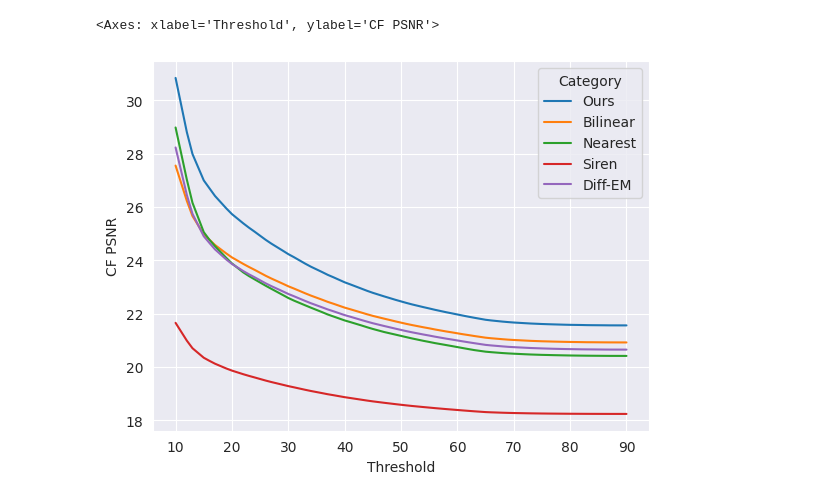
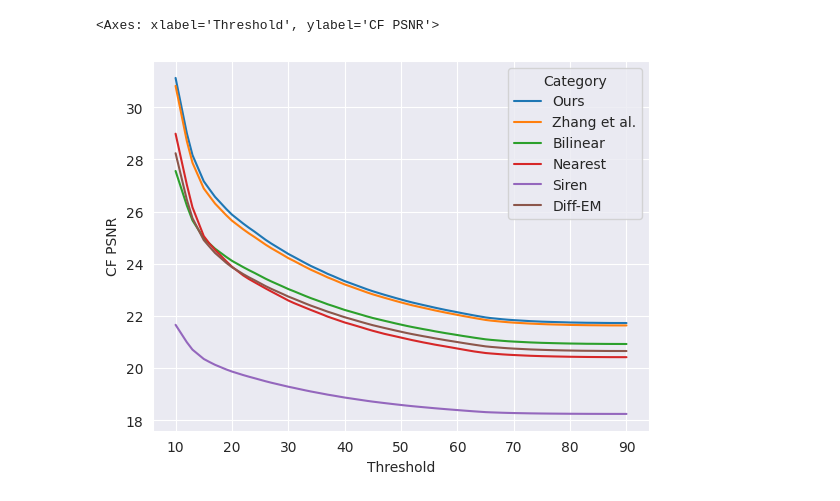
Before and after one commit to jakobtroidl/niiv, a Jupyter notebook: notebooks/cfpsnr-ablation.ipynb, the cells around one changed output. Drawn from its saved outputs; the diff is of its cells as text; code cells hidden in the pictures.

```diff
--- a/notebooks/cfpsnr-ablation.ipynb
+++ b/notebooks/cfpsnr-ablation.ipynb
@@ -25,22 +13,36 @@ x = [2, 3, 5, 6, 8, 9, 10, 12, 13, 15, 16, 17, 19, 20, 22, 23, 24, 26, 27, 29, 3
+# %%
+threshold = 6
+
+
+y_zhang = [55.03620147705078, 51.67659378051758, 44.389198303222656, 41.0432014465332, 35.08559799194336, 32.68239974975586, 30.817800521850586, 28.69959831237793, 27.869401931762695, 26.88479995727539, 26.59400177001953, 26.306398391723633, 25.854799270629883, 25.649799346923828, 25.317996978759766, 25.164398193359375, 25.022600173950195, 24.726198196411133, 24.59119987487793, 24.34280014038086, 24.21379852294922, 24.104999542236328, 23.878000259399414, 23.768598556518555, 23.573200225830078, 23.4718017578125, 23.386199951171875, 23.203798294067383, 23.128400802612305, 22.97359848022461, 22.895599365234375, 22.82379913330078, 22.69620132446289, 22.63599967956543, 22.57379913330078, 22.457599639892578, 22.40359878540039, 22.30579948425293, 22.25859832763672, 22.209197998046875, 22.119998931884766, 22.07939910888672, 21.99519920349121, 21.95600128173828, 21.916601181030273, 21.84280014038086, 21.81599998474121, 21.773597717285156, 21.755199432373047, 21.739599227905273, 21.714599609375, 21.70240020751953, 21.68379783630371, 21.675397872924805, 21.669200897216797, 21.658199310302734, 21.651796340942383, 21.645198822021484, 21.641399383544922, 21.639400482177734, 21.635601043701172, 21.633398056030273, 21.632198333740234, 21.631799697875977]
+y_ours = [49.518798828125, 48.189598083496094, 43.47119903564453, 40.664798736572266, 35.23299789428711, 32.94179916381836, 31.1221981048584, 28.999601364135742, 28.16360092163086, 27.15979766845703, 26.857398986816406, 26.562801361083984, 26.095199584960938, 25.88140106201172, 25.538000106811523, 25.37860107421875, 25.22879981994629, 24.910600662231445, 24.769399642944336, 24.506799697875977, 24.37419891357422, 24.25979995727539, 24.025400161743164, 23.91299819946289, 23.713199615478516, 23.608198165893555, 23.51959991455078, 23.331600189208984, 23.253997802734375, 23.095199584960938, 23.015199661254883, 22.94219970703125, 22.81060028076172, 22.748998641967773, 22.6864013671875, 22.566600799560547, 22.511798858642578, 22.411401748657227, 22.363798141479492, 22.313800811767578, 22.221797943115234, 22.180400848388672, 22.094999313354492, 22.054399490356445, 22.014198303222656, 21.93899917602539, 21.912397384643555, 21.868799209594727, 21.850200653076172, 21.8351993560791, 21.8091983795166, 21.796199798583984, 21.777002334594727, 21.770000457763672, 21.76380157470703, 21.752199172973633, 21.74519920349121, 21.738201141357422, 21.734201431274414, 21.732999801635742, 21.728200912475586, 21.725997924804688, 21.72480010986328, 21.724199295043945]
+y_bilinear = [51.98259735107422, 45.28919982910156, 36.67919921875, 34.00320053100586, 30.104398727416992, 28.687400817871094, 27.554800033569336, 26.230600357055664, 25.661001205444336, 24.97719955444336, 24.77560043334961, 24.57539939880371, 24.25760269165039, 24.10999870300293, 23.868000030517578, 23.75379753112793, 23.64620018005371, 23.42060089111328, 23.31800079345703, 23.12599754333496, 23.027400970458984, 22.94260025024414, 22.76399803161621, 22.678998947143555, 22.52359962463379, 22.442401885986328, 22.373003005981445, 22.226600646972656, 22.165597915649414, 22.039798736572266, 21.97599983215332, 21.916799545288086, 21.81319808959961, 21.762800216674805, 21.711200714111328, 21.61479949951172, 21.57080078125, 21.488597869873047, 21.45039939880371, 21.408199310302734, 21.33300018310547, 21.29939842224121, 21.227800369262695, 21.195600509643555, 21.161598205566406, 21.09939956665039, 21.07760238647461, 21.041996002197266, 21.025400161743164, 21.013200759887695, 20.99119758605957, 20.98040008544922, 20.964399337768555, 20.95899772644043, 20.9529972076416, 20.94300079345703, 20.938800811767578, 20.932600021362305, 20.928800582885742, 20.92799949645996, 20.92399787902832, 20.92259979248047, 20.921199798583984, 20.920400619506836]
+y_nearest = [55.1885986328125, 48.28200149536133, 39.372596740722656, 36.51839828491211, 32.148399353027344, 30.435800552368164, 28.983999252319336, 27.02680206298828, 26.15959930419922, 25.05879783630371, 24.77320098876953, 24.530399322509766, 24.091999053955078, 23.885000228881836, 23.550397872924805, 23.41259765625, 23.289798736572266, 23.046598434448242, 22.930999755859375, 22.703598022460938, 22.588397979736328, 22.49020004272461, 22.31319808959961, 22.225799560546875, 22.057199478149414, 21.968997955322266, 21.894800186157227, 21.746000289916992, 21.684398651123047, 21.556398391723633, 21.489198684692383, 21.426401138305664, 21.31199836730957, 21.26319694519043, 21.21500015258789, 21.116798400878906, 21.068397521972656, 20.979598999023438, 20.939199447631836, 20.896799087524414, 20.822599411010742, 20.785200119018555, 20.70800018310547, 20.670400619506836, 20.633800506591797, 20.574398040771484, 20.55559730529785, 20.522600173950195, 20.509201049804688, 20.497997283935547, 20.477800369262695, 20.468400955200195, 20.45439910888672, 20.449798583984375, 20.44420051574707, 20.435598373413086, 20.431398391723633, 20.425800323486328, 20.423200607299805, 20.42140007019043, 20.41819953918457, 20.41659927368164, 20.415800094604492, 20.41520118713379]
+y_diffem =[57.27379608154297, 50.80400466918945, 41.26759719848633, 37.77159881591797, 32.059200286865234, 29.867801666259766, 28.23459815979004, 26.44919776916504, 25.74439811706543, 24.904598236083984, 24.654401779174805, 24.410797119140625, 24.031200408935547, 23.8656005859375, 23.600000381469727, 23.47840118408203, 23.367399215698242, 23.13579750061035, 23.032201766967773, 22.839000701904297, 22.739398956298828, 22.654199600219727, 22.476999282836914, 22.39179801940918, 22.23740005493164, 22.15880012512207, 22.09000015258789, 21.94599723815918, 21.885601043701172, 21.760400772094727, 21.699398040771484, 21.64080047607422, 21.53759765625, 21.488201141357422, 21.438199996948242, 21.342199325561523, 21.29859733581543, 21.216999053955078, 21.178998947143555, 21.13800048828125, 21.063798904418945, 21.02979850769043, 20.95939826965332, 20.925399780273438, 20.89259910583496, 20.82939910888672, 20.80839729309082, 20.772600173950195, 20.75640106201172, 20.743999481201172, 20.722599029541016, 20.71179962158203, 20.69660186767578, 20.689998626708984, 20.68339729309082, 20.673397064208984, 20.670000076293945, 20.66240119934082, 20.660200119018555, 20.65880012512207, 20.654199600219727, 20.652599334716797, 20.65180206298828, 20.651201248168945]
+y_siren = [34.17182540893555, 30.633459091186523, 26.22314453125, 24.892309188842773, 22.964672088623047, 22.22748565673828, 21.65554428100586, 20.987638473510742, 20.7036075592041, 20.347055435180664, 20.231412887573242, 20.122638702392578, 19.943641662597656, 19.86430549621582, 19.729352951049805, 19.667402267456055, 19.608999252319336, 19.489906311035156, 19.435094833374023, 19.33367156982422, 19.282577514648438, 19.237443923950195, 19.14437484741211, 19.10014533996582, 19.01937484741211, 18.97785758972168, 18.942350387573242, 18.867414474487305, 18.83577537536621, 18.771648406982422, 18.73967933654785, 18.7100830078125, 18.657045364379883, 18.631725311279297, 18.60650062561035, 18.558557510375977, 18.53666877746582, 18.4962158203125, 18.477020263671875, 18.456987380981445, 18.420856475830078, 18.403894424438477, 18.36974334716797, 18.35357666015625, 18.337604522705078, 18.3083438873291, 18.29926300048828, 18.284404754638672, 18.278207778930664, 18.273130416870117, 18.26483154296875, 18.260892868041992, 18.255075454711914, 18.25275421142578, 18.250761032104492, 18.247133255004883, 18.245512008666992, 18.243436813354492, 18.242233276367188, 18.241641998291016, 18.240398406982422, 18.239896774291992, 18.239500045776367, 18.23935317993164]
+
+
+x = [2, 3, 5, 6, 8, 9, 10, 12, 13, 15, 16, 17, 19, 20, 22, 23, 24, 26, 27, 29, 30, 31, 33, 34, 36, 37, 38, 40, 41, 43, 44, 45, 47, 48, 49, 51, 52, 54, 55, 56, 58, 59, 61, 62, 63, 65, 66, 68, 69, 70, 72, 73, 75, 76, 77, 79, 80, 82, 83, 84, 86, 87, 89, 90]
 # %%
 # Step 1: Prepare your data by creating a DataFrame
 df = pd.DataFrame({
     'Threshold': x[threshold:],
-    'Ours': y_result[threshold:],
+    'Ours': y_ours[threshold:],
+    'Zhang et al.': y_zhang[threshold:],
     'Bilinear': y_bilinear[threshold:],
     'Nearest': y_nearest[threshold:],
     'Siren': y_siren[threshold:],
     'Diff-EM': y_diffem[threshold:]
 })
 
 # Step 2: Melt the DataFrame to long format
 df_long = pd.melt(df, id_vars=['Threshold'], var_name='Category', value_name='CF PSNR')
 
 sns.set_style("darkgrid")
 # plt.figure(figsize=(13, 7.5)) # width and height in inches
 
 # Step 3: Plot with Seaborn
 sns.lineplot(data=df_long, x='Threshold', y='CF PSNR', hue='Category')
 # %% [output]
 <Axes: xlabel='Threshold', ylabel='CF PSNR'>
-[figure, old version]
+[figure, new version]
```
Also changed, not shown: parts of 1 cell of this notebook, 2 other files.
